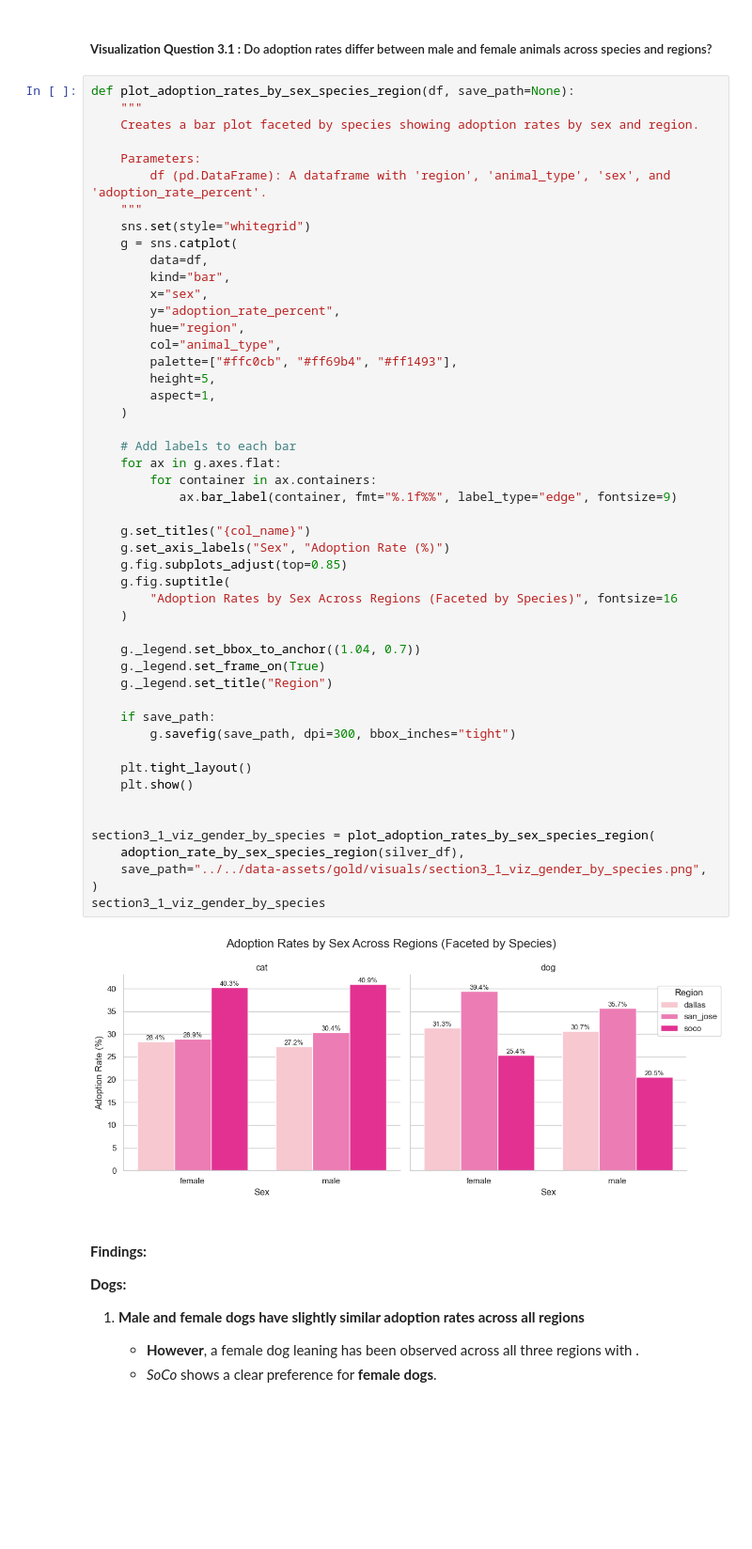
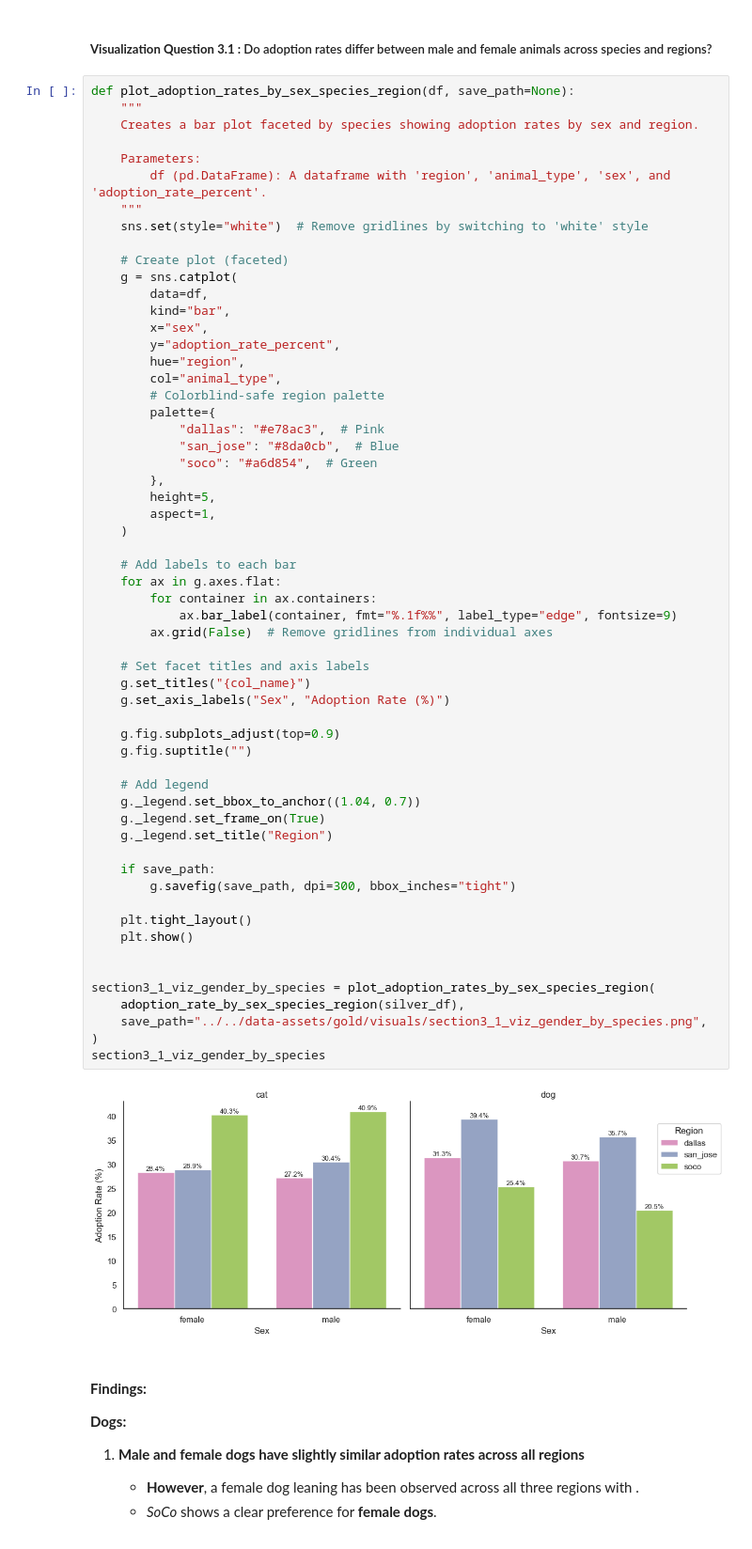
Before and after one commit to memckay/mads-milestone-1, a Jupyter notebook: notebooks/elt/3_gold.ipynb, the cells around one changed output. Shown at 94% size. Saved outputs shown, nothing was run; the diff lists cells and outputs as text; blank space fills up the shorter version.

```diff
--- a/notebooks/elt/3_gold.ipynb
+++ b/notebooks/elt/3_gold.ipynb
@@ -814,7 +872,9 @@ def plot_adoption_rates_by_sex_species_region(df, save_path=None):
     Parameters:
         df (pd.DataFrame): A dataframe with 'region', 'animal_type', 'sex', and 'adoption_rate_percent'.
     """
-    sns.set(style="whitegrid")
+    sns.set(style="white")  # Remove gridlines by switching to 'white' style
+
+    # Create plot (faceted)
     g = sns.catplot(
         data=df,
         kind="bar",
@@ -822,41 +882,48 @@ def plot_adoption_rates_by_sex_species_region(df, save_path=None):
         y="adoption_rate_percent",
         hue="region",
         col="animal_type",
-        palette=["#ffc0cb", "#ff69b4", "#ff1493"],
+        # Colorblind-safe region palette
+        palette={
+            "dallas": "#e78ac3",  # Pink
+            "san_jose": "#8da0cb",  # Blue
+            "soco": "#a6d854",  # Green
+        },
         height=5,
         aspect=1,
     )
 
     # Add labels to each bar
     for ax in g.axes.flat:
         for container in ax.containers:
             ax.bar_label(container, fmt="%.1f%%", label_type="edge", fontsize=9)
+        ax.grid(False)  # Remove gridlines from individual axes
 
+    # Set facet titles and axis labels
     g.set_titles("{col_name}")
     g.set_axis_labels("Sex", "Adoption Rate (%)")
-    g.fig.subplots_adjust(top=0.85)
-    g.fig.suptitle(
-        "Adoption Rates by Sex Across Regions (Faceted by Species)", fontsize=16
-    )
 
+    g.fig.subplots_adjust(top=0.9)
+    g.fig.suptitle("")
+
+    # Add legend
     g._legend.set_bbox_to_anchor((1.04, 0.7))
     g._legend.set_frame_on(True)
     g._legend.set_title("Region")
 
     if save_path:
         g.savefig(save_path, dpi=300, bbox_inches="tight")
 
     plt.tight_layout()
     plt.show()
 
 
 section3_1_viz_gender_by_species = plot_adoption_rates_by_sex_species_region(
     adoption_rate_by_sex_species_region(silver_df),
     save_path="../../data-assets/gold/visuals/section3_1_viz_gender_by_species.png",
 )
 section3_1_viz_gender_by_species
 # %% [output]
-[figure, old version]
+[figure, new version]
 # %% [markdown]
 #### **Findings:**
 
```
Also changed, not shown: parts of 18 cells of this notebook, 20 other files.
